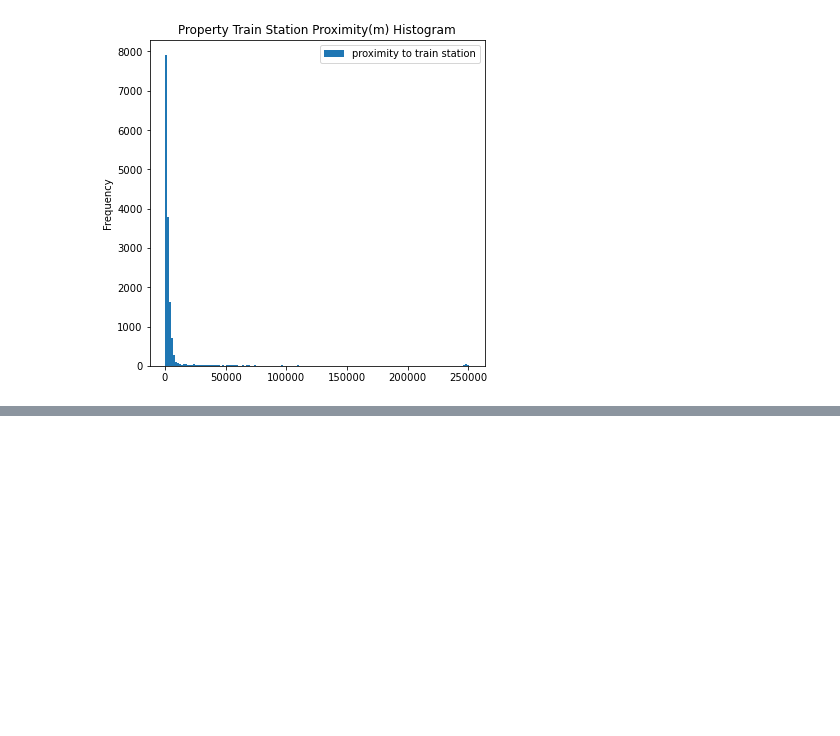
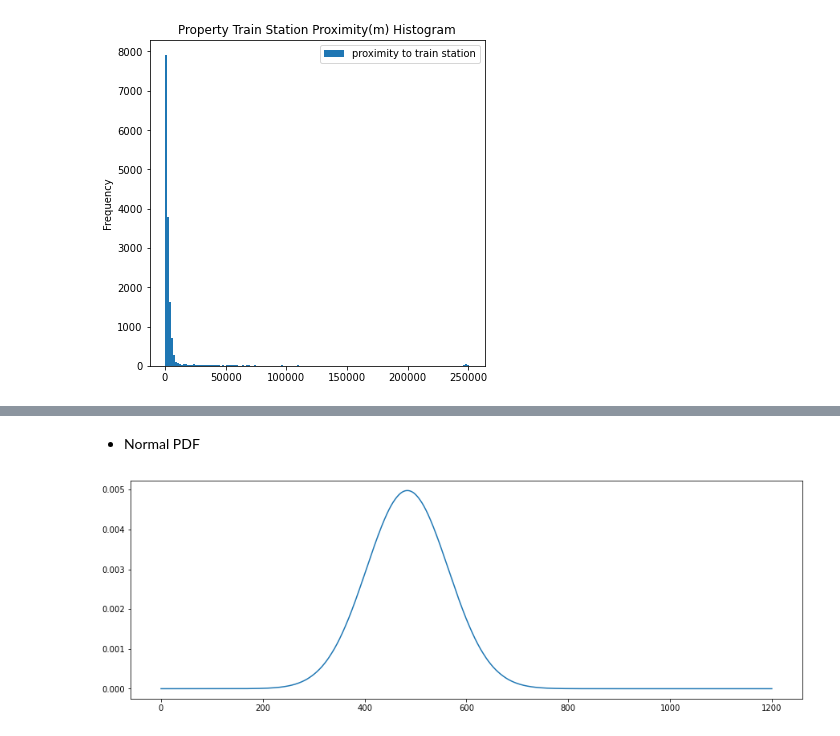
Before and after one commit to MAST30034-Applied-Data-Science/generic-real-estate-consulting-project-group-6, a Jupyter notebook: notebooks/summary_notebook.ipynb, the cells around one changed output, grey strips where cells are left out. Cells and saved outputs as stored; diff of their text form; code cells hidden in the pictures; blank space fills up the shorter version.

```diff
--- a/notebooks/summary_notebook.ipynb
+++ b/notebooks/summary_notebook.ipynb
@@ -336,0 +458,12 @@ ax_train = proximity_train.plot.hist(bins=150,
+# %% [markdown]
+* Normal PDF
+# %%
+# Plot between -10 and 1200 with .001 steps.
+x_axis = np.arange(0, 1200, 0.1)
+mean = property_1_plot['cost'].mean()
+std = property_1_plot['cost'].std()/2
+ax_normal = plt.figure(figsize=(15,5))
+plt.plot(x_axis, stats.norm.pdf(x_axis,mean,std))
+plt.show()
+# %% [output]
+[figure, added]
```
Also changed, not shown: parts of 21 cells of this notebook, 9 other files.
